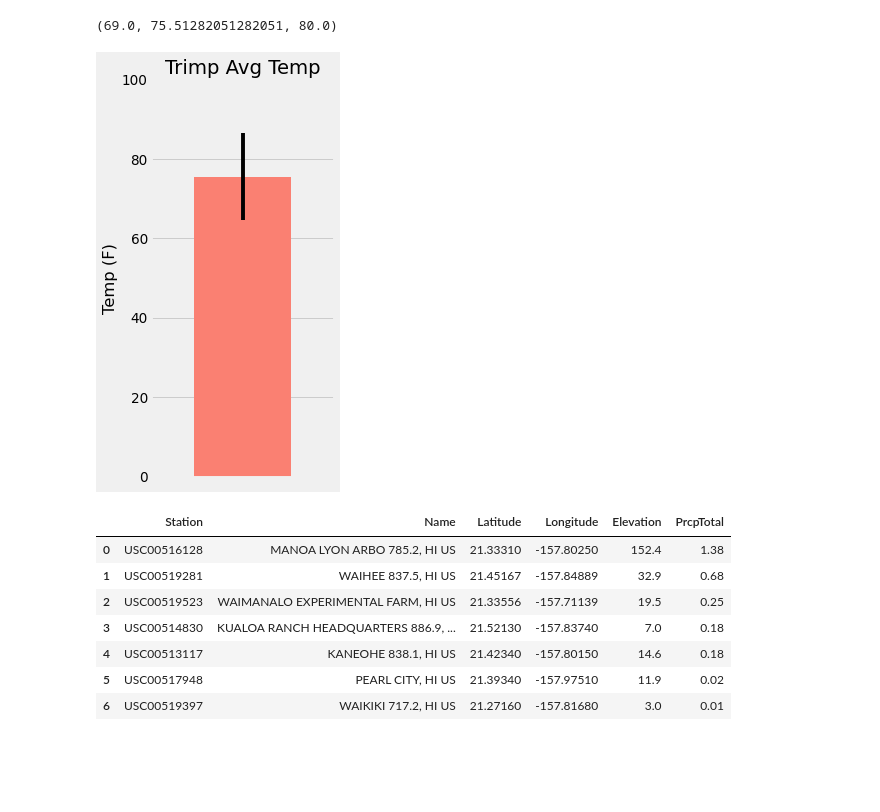
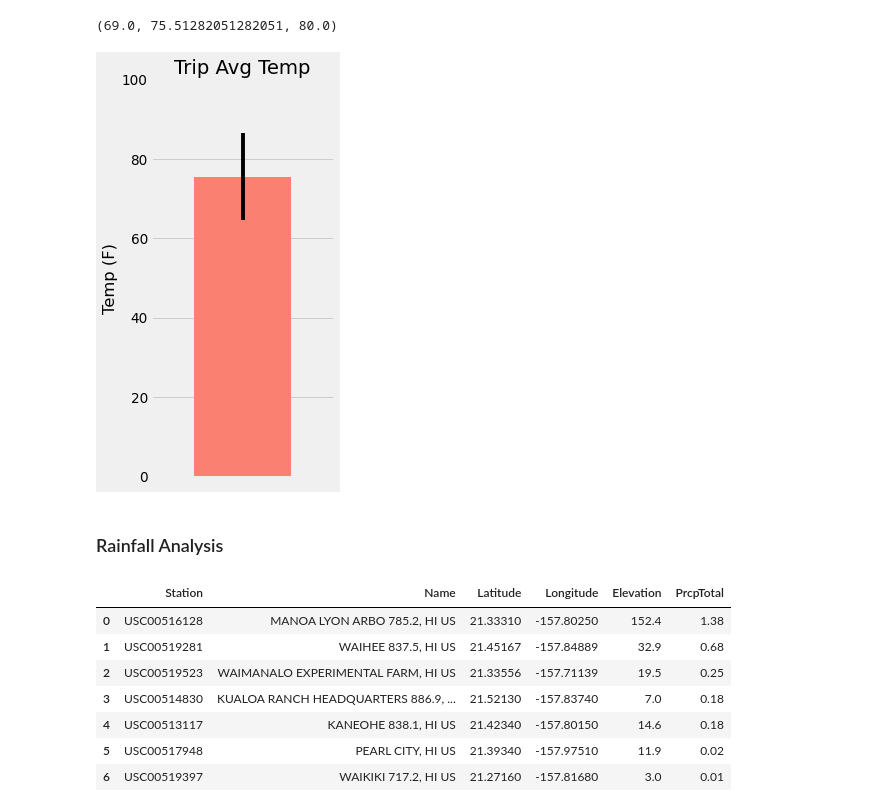
Before and after one commit to trvossler-max/sqlalchemy-challenge, a Jupyter notebook: climate_starter.ipynb, the cells around one changed output. Drawn from its saved outputs; the diff is of its cells as text; code cells hidden in the pictures; blank space fills up the shorter version.

```diff
--- a/climate_starter.ipynb
+++ b/climate_starter.ipynb
@@ -193,25 +217,29 @@ t_result
 # %%
 # Plot the results from your previous query as a bar chart.
 # Use "Trip Avg Temp" as your Title
 # Use the average temperature for the y value
 # Use the peak-to-peak (tmax-tmin) value as the y error bar (yerr)
 x_pos = [0]
 y_pos = [t_result[1]]
 yerr = [(t_result[2] - t_result[0])]
 
 plt.figure(figsize=(3, 7), dpi=70)
 plt.bar(x_pos,y_pos,color='salmon',yerr=yerr)
 plt.xlim(-0.75,0.75)
 plt.ylabel("Temp (F)")
-plt.title("Trimp Avg Temp")
+plt.title("Trip Avg Temp")
 plt.ylim(0, 100)
 plt.tick_params(axis='x', which='both',bottom=False,top=False,labelbottom=False)
 plt.grid(which='major', axis='x', linestyle='')
 plt.grid(which='major', axis='y', linestyle='-')
 
+plt.savefig('Trip Avg Temp')
+
 plt.show()
 # %% [output]
-[figure, old version]
+[figure, new version]
+# %% [markdown]
+### Rainfall Analysis
 # %%
 # Calculate the total amount of rainfall per weather station for your trip dates using the previous year's matching dates.
 # Sort this in descending order by precipitation amount and list the station, name, latitude, longitude, and elevation
```
Also changed, not shown: parts of 8 cells of this notebook, 5 other files.
